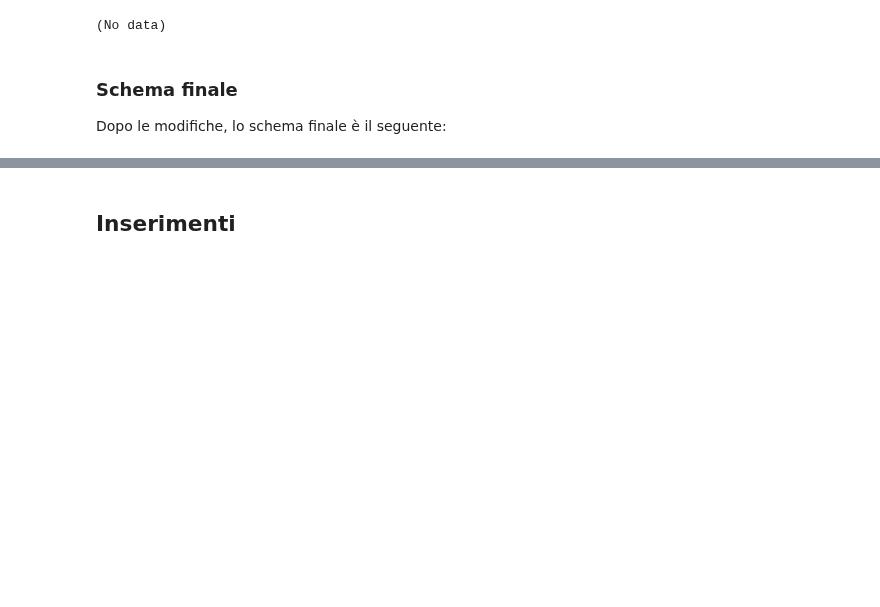
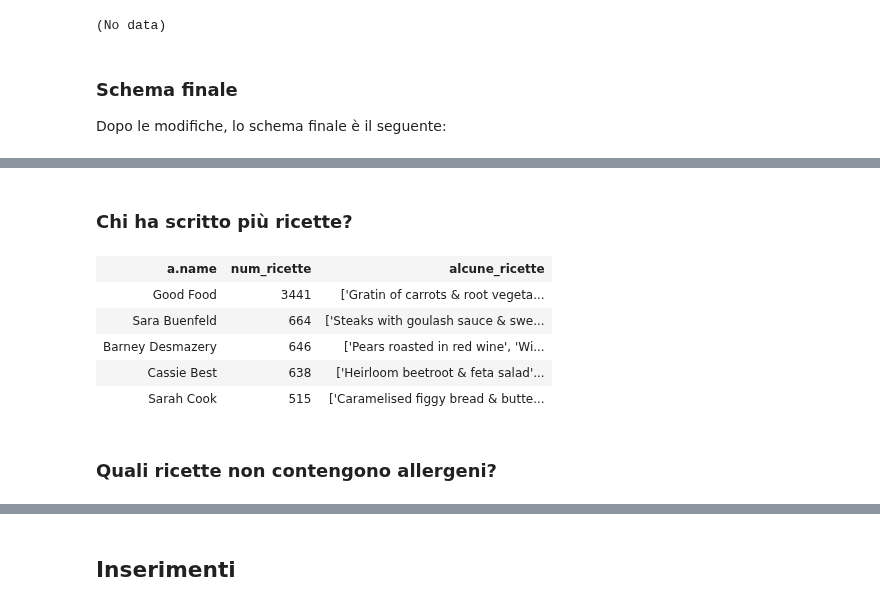
Before and after one commit to ElenaCurti/big-data, a Jupyter notebook: Attivita_04_Neo4j/app.ipynb, the cells around one changed output, grey strips where cells are left out. Drawn from its saved outputs; the diff is of its cells as text; code cells hidden in the pictures; blank space fills up the shorter version.

```diff
--- a/Attivita_04_Neo4j/app.ipynb
+++ b/Attivita_04_Neo4j/app.ipynb
@@ -580,0 +509,13 @@ Ingredienti: ['chicken ', 'wholegrain basmati rice ', 'onion ', 'garlic clove ',
+# %%
+print("Scegli un'opzione. Ricetta piu' veloce in base a: \n\t1. Tempo di preparazione\n\t2. Tempo di cottura\n\t3. Tempo totale")
+opzione=""
+while opzione=="":
+    opzione=input(">> ")
+    opzione = "tempo_preparazione" if opzione=="1" else ("tempo_cottura" if opzione=="2" else ("tempo_totale" if opzione=="3" else ""))
+print("Opzione scelta: " + opzione)
+
+cq = """MATCH (r:Recipe)
+WHERE r.preparationTime<>0
+RETURN r.name AS ricetta, r.cookingTime AS tempo_cottura, r.preparationTime as tempo_preparazione, r.cookingTime+r.preparationTime AS tempo_totale
+ORDER BY """ + opzione + " LIMIT 3"
+graph.run(cq)
@@ -580,0 +532,21 @@ Ingredienti: ['chicken ', 'wholegrain basmati rice ', 'onion ', 'garlic clove ',
+# %% [markdown]
+### Chi ha scritto più ricette?
+# %%
+cq = """MATCH (a:Author)-[:WROTE]->(r:Recipe)
+WITH a, COUNT(r) AS num_ricette, COLLECT(r.name)[..5] AS alcune_ricette // Seleziono solo le prime cinque, per nons
+RETURN a.name, num_ricette, alcune_ricette
+ORDER BY num_ricette DESC
+LIMIT 5
+"""
+res = graph.run(cq)
+res.sample_size = 5
+display(res)
+# %% [output]
+| a.name | num_ricette | alcune_ricette |
+| Good Food | 3441 | ['Gratin of carrots & root vegeta... |
+| Sara Buenfeld | 664 | ['Steaks with goulash sauce & swe... |
+| Barney Desmazery | 646 | ['Pears roasted in red wine', 'Wi... |
+| Cassie Best | 638 | ['Heirloom beetroot & feta salad'... |
+| Sarah Cook | 515 | ['Caramelised figgy bread & butte... |
+# %% [markdown]
+### Quali ricette non contengono allergeni?
```
Also changed, not shown: parts of 19 cells of this notebook, 1 other file.
